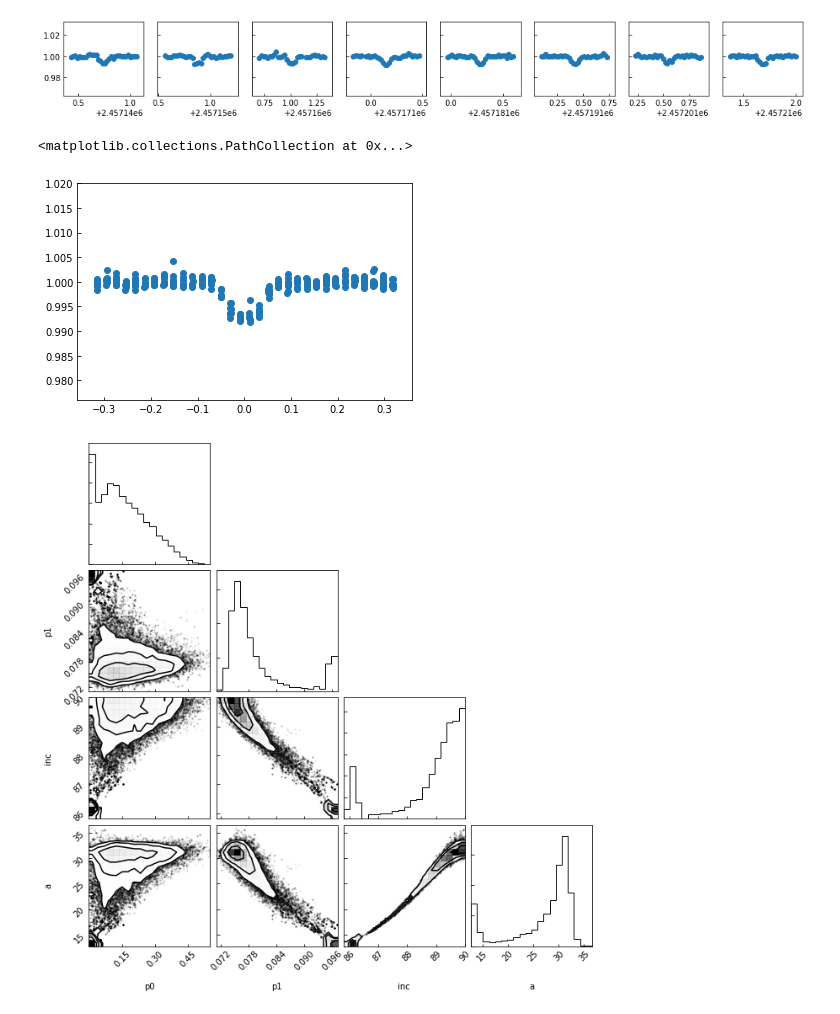
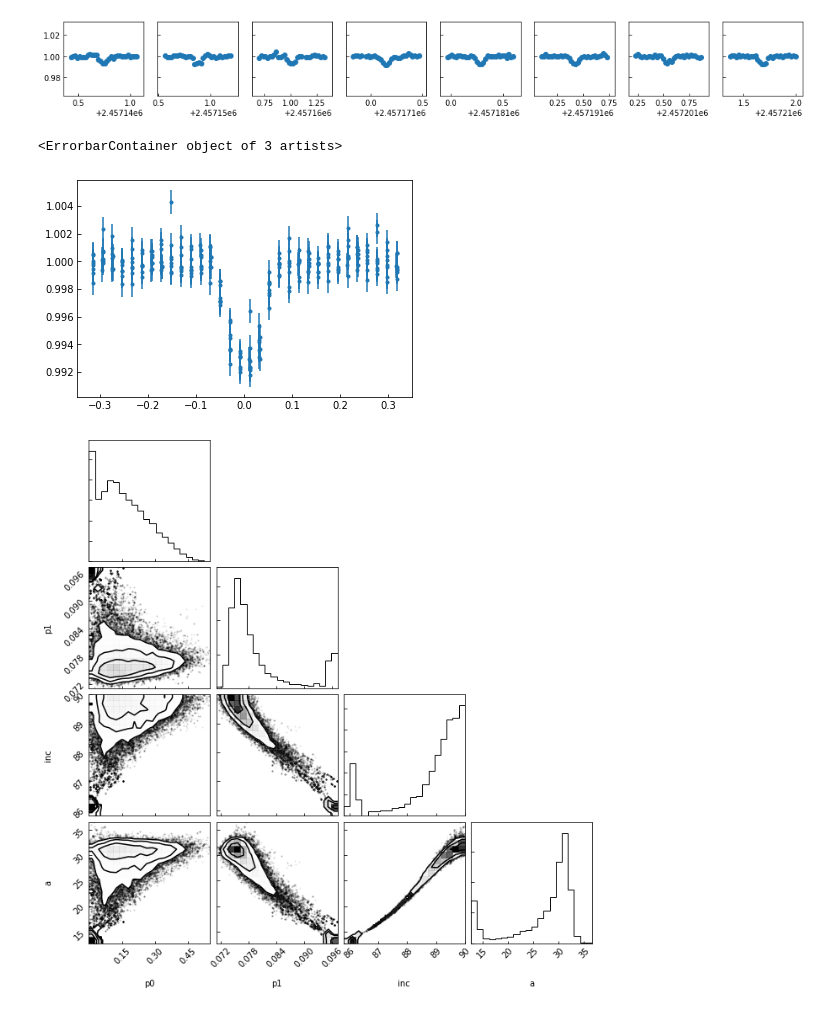
Before and after one commit to bmorris3/zeitsprung, a Jupyter notebook: 211916756.ipynb, the cells around one changed output. Cells and saved outputs as stored; diff of their text form; code cells hidden in the pictures.

```diff
--- a/211916756.ipynb
+++ b/211916756.ipynb
@@ -56,11 +61,12 @@ fig.tight_layout()
 # %%
 phased_times = ((times - params.t0) % params.per)
 phased_times[phased_times > params.per/2] -= params.per
-# %%
-plt.scatter(phased_times, fluxes)
-# %% [output]
-<matplotlib.collections.PathCollection at 0x...>
-[figure, removed]
+# %%
+ferr = np.nanstd(fluxes[(phased_times < -params.duration) | (phased_times > params.duration)])
+plt.errorbar(phased_times, fluxes, ferr*np.ones_like(fluxes), fmt='.')
+# %% [output]
+<ErrorbarContainer object of 3 artists>
+[figure, added]
 # %%
 from copy import deepcopy
 import emcee
```
Also changed, not shown: parts of 1 cell of this notebook, 4 other files.
